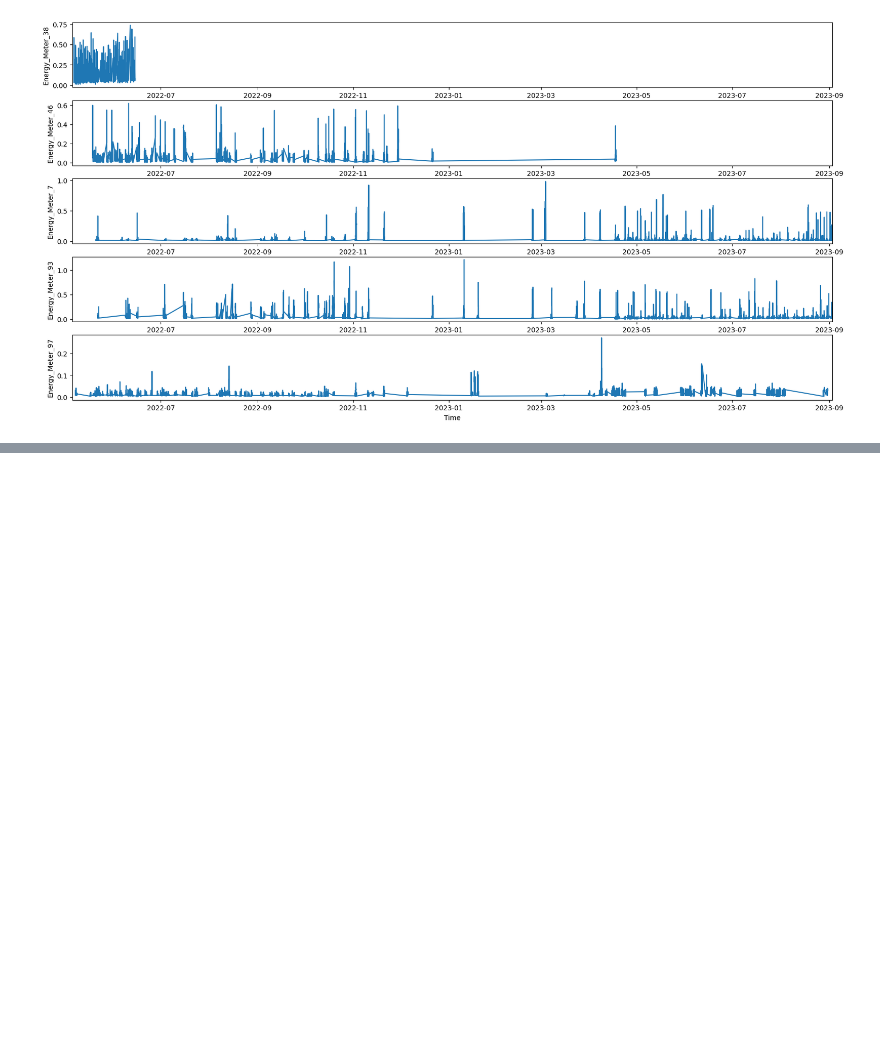
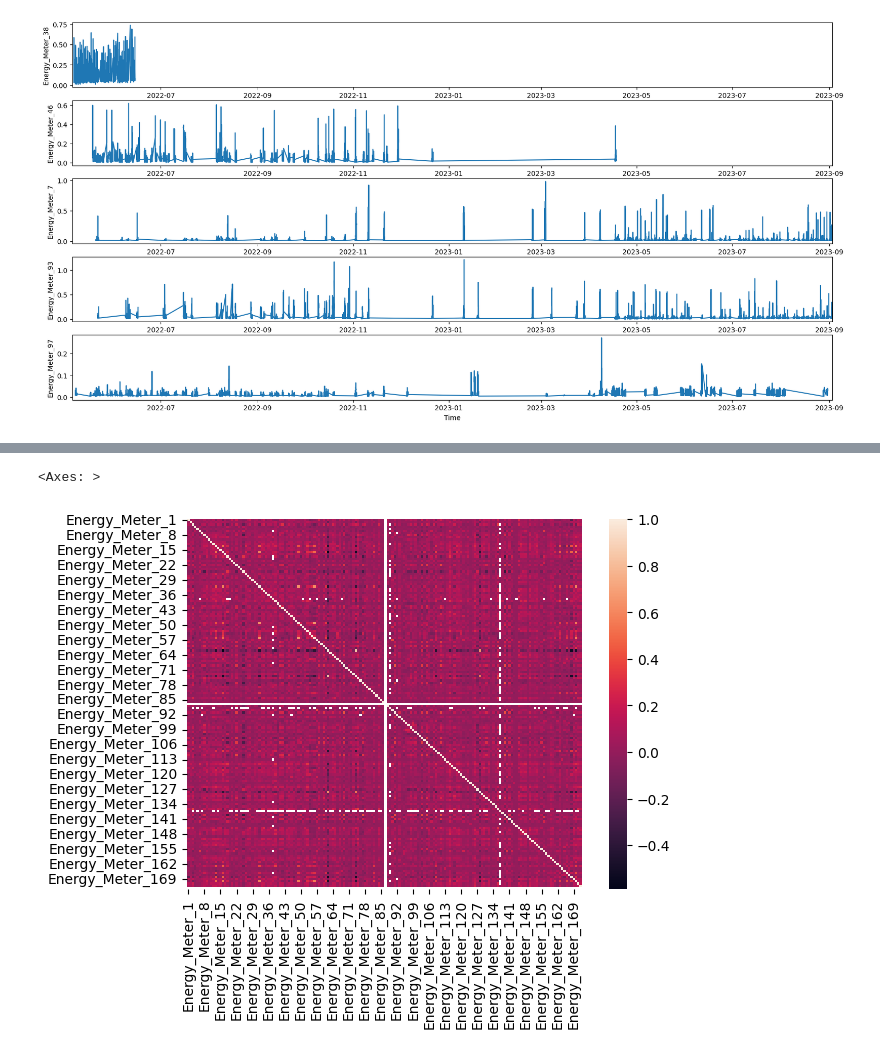
Before and after one commit to 444ai/Electricity_Consumption, a Jupyter notebook: 0_yt_EDA.ipynb, the cells around one changed output, grey strips where cells are left out. Cells and saved outputs as stored; diff of their text form; code cells hidden in the pictures; blank space fills up the shorter version.

```diff
--- a/0_yt_EDA.ipynb
+++ b/0_yt_EDA.ipynb
@@ -685,0 +885,6 @@ for i, column in enumerate(low_val_meters):
+# %%
+corr_matrix = energy_raw.corr()
+sns.heatmap(corr_matrix)
+# %% [output]
+<Axes: >
+[figure, added]
```
Also changed, not shown: parts of 16 cells of this notebook.
